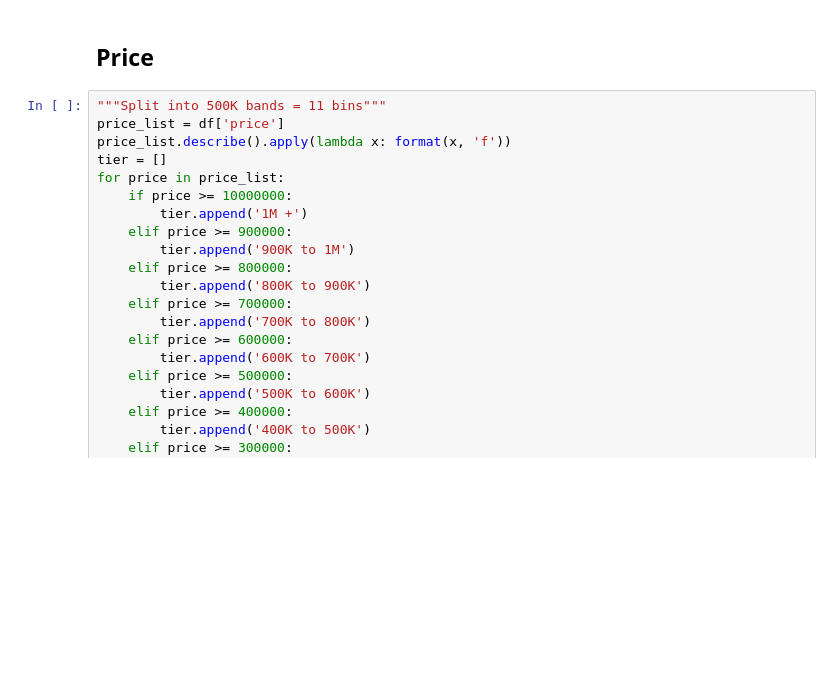
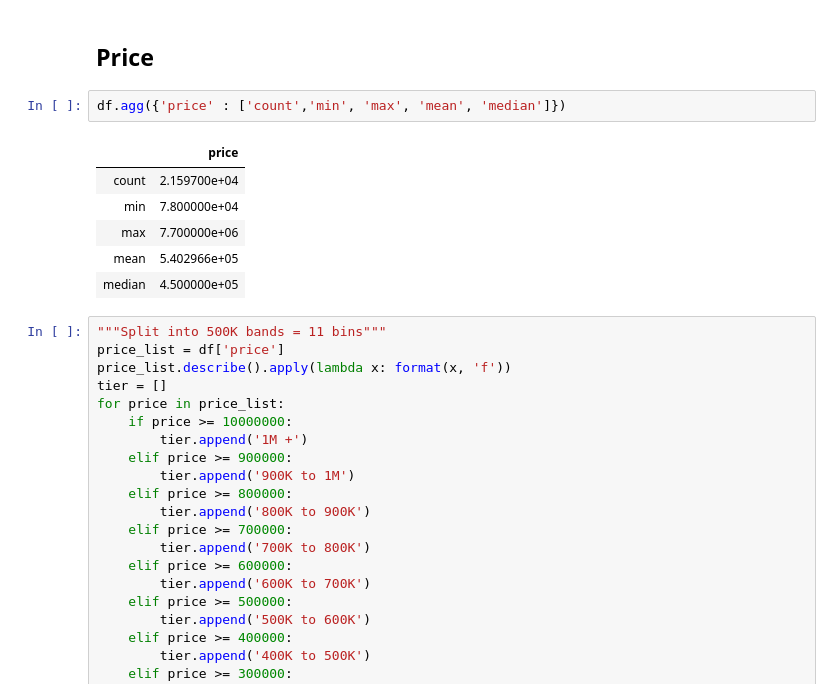
Before and after one commit to BanjiAjayi/Project1, a Jupyter notebook: Matt/Matt_Cleaning_forreal.ipynb, the cells around one changed output. Cells and saved outputs as stored; diff of their text form; blank space fills up the shorter version.

```diff
--- a/Matt/Matt_Cleaning_forreal.ipynb
+++ b/Matt/Matt_Cleaning_forreal.ipynb
@@ -78,6 +78,15 @@ df['month'] = df['month'].astype(int)
 df['day'] = df['day'].astype(int)
 # %% [markdown]
 ## Price
+# %%
+df.agg({'price' : ['count','min', 'max', 'mean', 'median']})
+# %% [output]
+|  | price |
+| count | 2.159700e+04 |
+| min | 7.800000e+04 |
+| max | 7.700000e+06 |
+| mean | 5.402966e+05 |
+| median | 4.500000e+05 |
 # %%
 """Split into 500K bands = 11 bins"""
 price_list = df['price']
```
Also changed, not shown: parts of 3 cells of this notebook, 2 other files.
